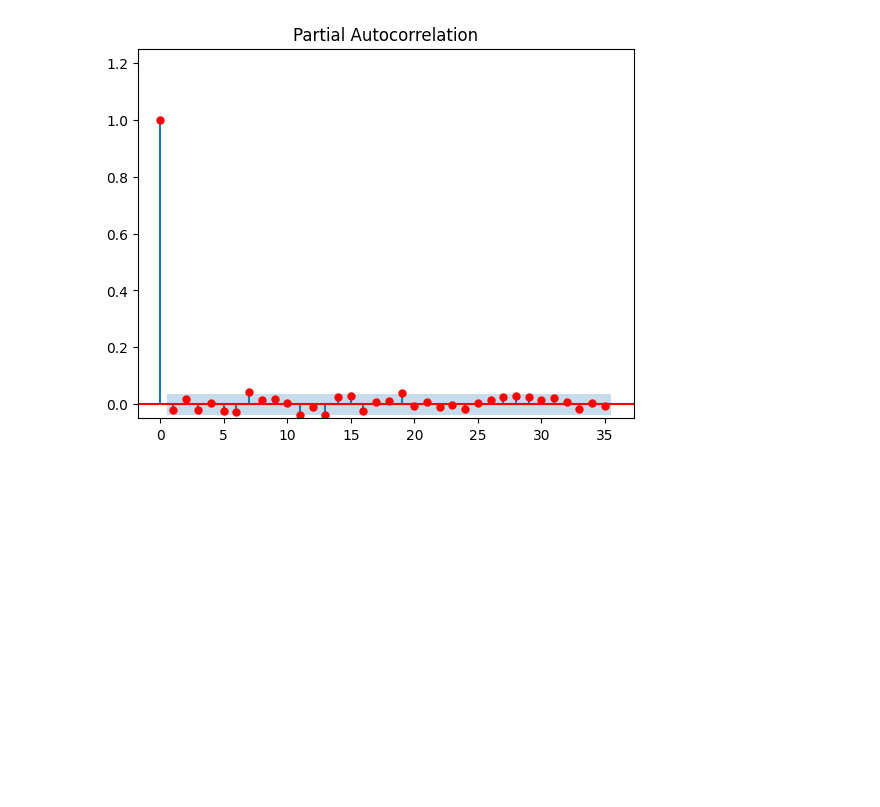
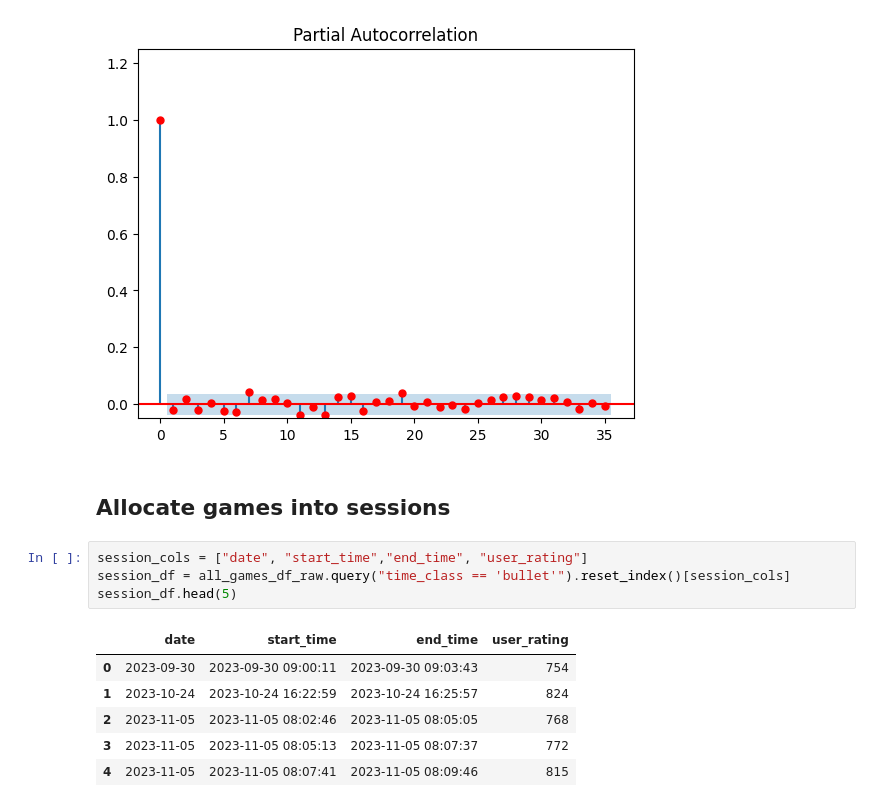
Before and after one commit to JammyNinja/Chess_analysis, a Jupyter notebook: notebooks/time_series.ipynb, the cells around one changed output. Cells and saved outputs as stored; diff of their text form; blank space fills up the shorter version.

```diff
--- a/notebooks/time_series.ipynb
+++ b/notebooks/time_series.ipynb
@@ -184,3 +186,16 @@ y.diff(4).tail(100).plot()
 plot_pacf(y.diff(1).dropna(), auto_ylims=True, method="ywm", c='r');
 # %% [output]
 [figure]
+# %% [markdown]
+## Allocate games into sessions
+# %%
+session_cols = ["date", "start_time","end_time", "user_rating"]
+session_df = all_games_df_raw.query("time_class == 'bullet'").reset_index()[session_cols]
+session_df.head(5)
+# %% [output]
+|  | date | start_time | end_time | user_rating |
+| 0 | 2023-09-30 | 2023-09-30 09:00:11 | 2023-09-30 09:03:43 | 754 |
+| 1 | 2023-10-24 | 2023-10-24 16:22:59 | 2023-10-24 16:25:57 | 824 |
+| 2 | 2023-11-05 | 2023-11-05 08:02:46 | 2023-11-05 08:05:05 | 768 |
+| 3 | 2023-11-05 | 2023-11-05 08:05:13 | 2023-11-05 08:07:37 | 772 |
+| 4 | 2023-11-05 | 2023-11-05 08:07:41 | 2023-11-05 08:09:46 | 815 |
```
Also changed, not shown: parts of 3 cells of this notebook.
